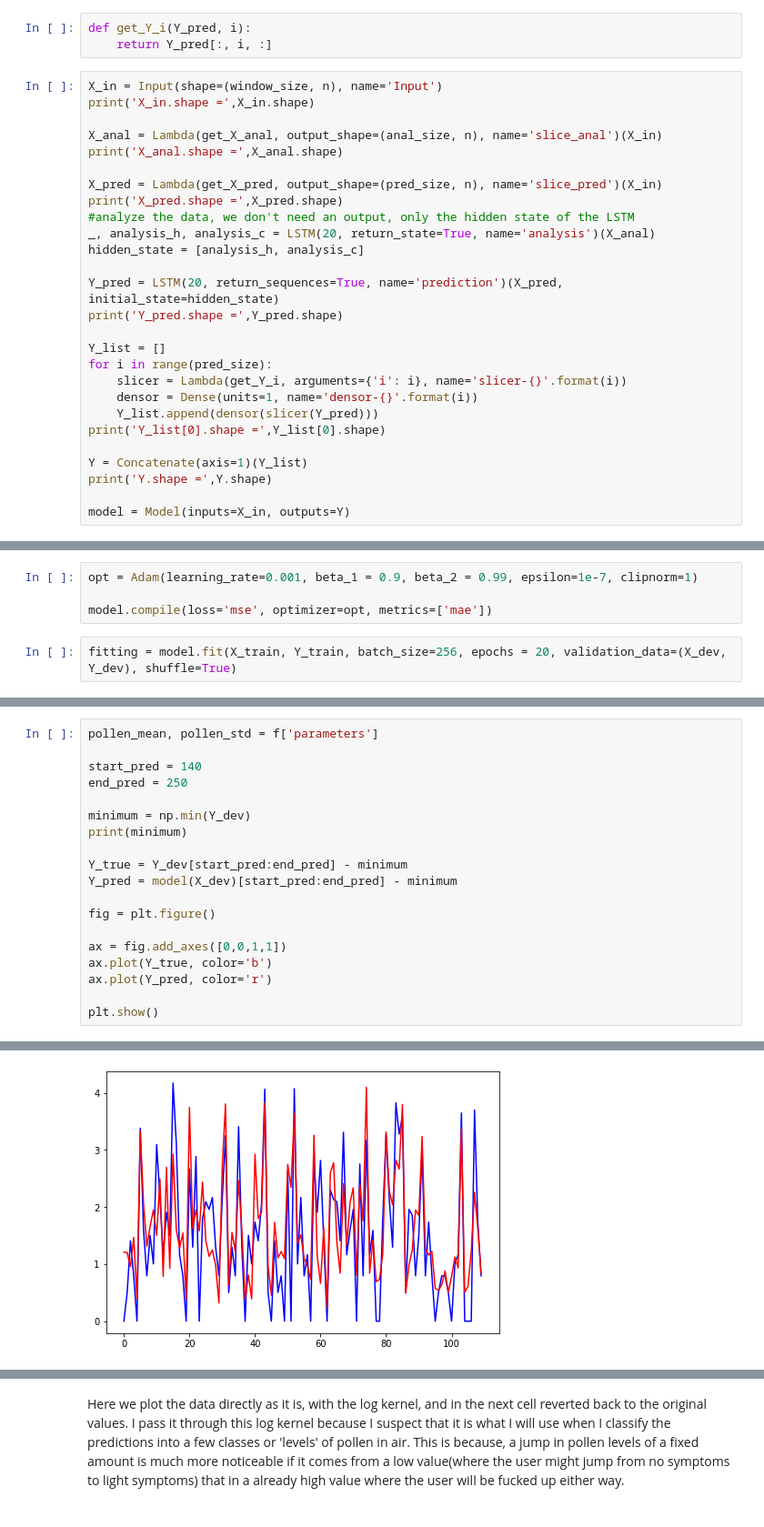
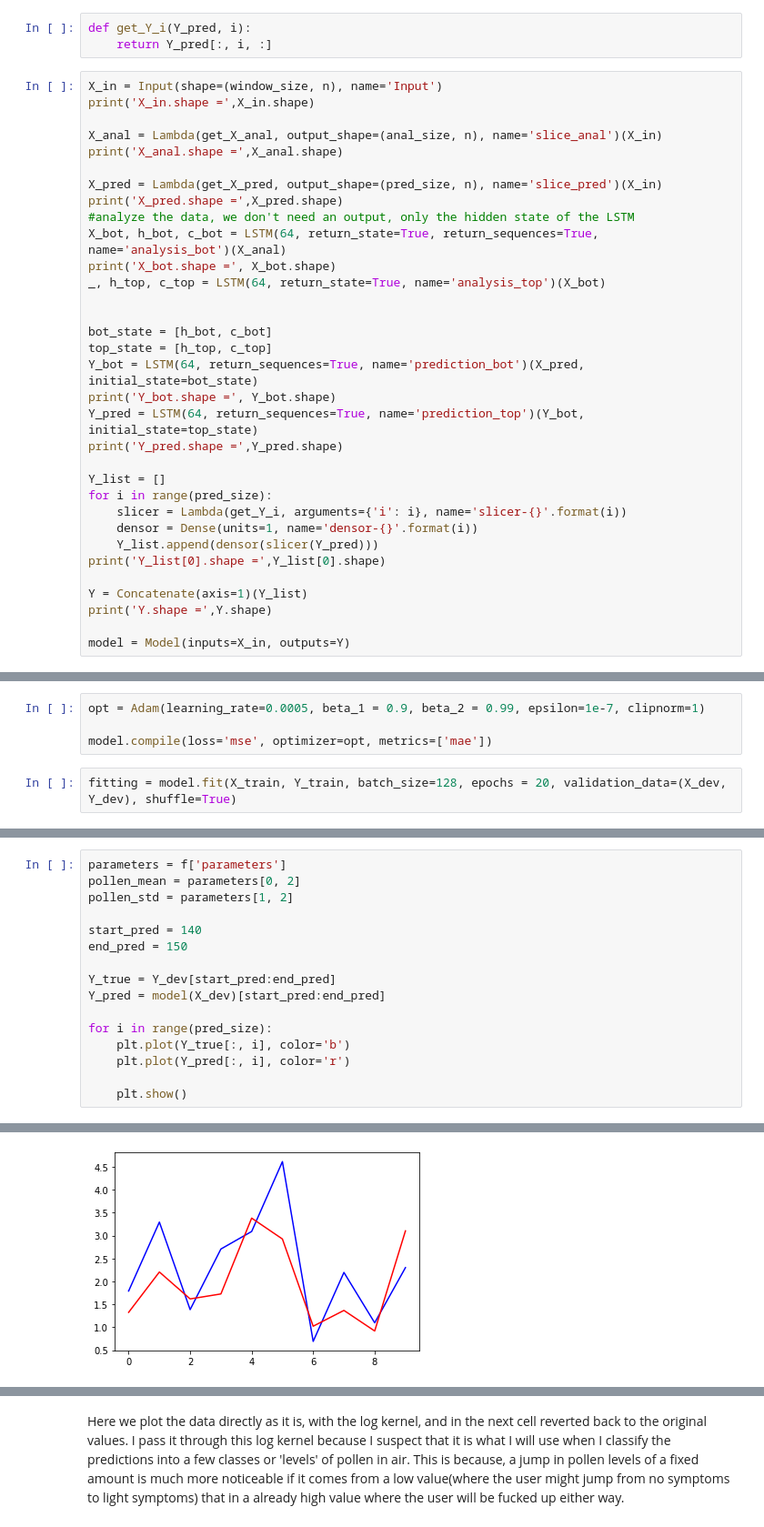
Before and after one commit to bolito2/pollen-forecast, a Jupyter notebook: forecast.ipynb, the cells around one changed output, grey strips where cells are left out. Shown at 91% size. Saved outputs shown, nothing was run; the diff lists cells and outputs as text.

```diff
--- a/forecast.ipynb
+++ b/forecast.ipynb
@@ -76,10 +76,16 @@ print('X_anal.shape =',X_anal.shape)
 X_pred = Lambda(get_X_pred, output_shape=(pred_size, n), name='slice_pred')(X_in)
 print('X_pred.shape =',X_pred.shape)
 #analyze the data, we don't need an output, only the hidden state of the LSTM
-_, analysis_h, analysis_c = LSTM(20, return_state=True, name='analysis')(X_anal)
-hidden_state = [analysis_h, analysis_c]
+X_bot, h_bot, c_bot = LSTM(64, return_state=True, return_sequences=True, name='analysis_bot')(X_anal)
+print('X_bot.shape =', X_bot.shape)
+_, h_top, c_top = LSTM(64, return_state=True, name='analysis_top')(X_bot)
 
-Y_pred = LSTM(20, return_sequences=True, name='prediction')(X_pred, initial_state=hidden_state)
+
+bot_state = [h_bot, c_bot]
+top_state = [h_top, c_top]
+Y_bot = LSTM(64, return_sequences=True, name='prediction_bot')(X_pred, initial_state=bot_state)
+print('Y_bot.shape =', Y_bot.shape)
+Y_pred = LSTM(64, return_sequences=True, name='prediction_top')(Y_bot, initial_state=top_state)
 print('Y_pred.shape =',Y_pred.shape)
 
 Y_list = []
@@ -121,10 +129,10 @@ Trainable params: 5,625
 Non-trainable params: 0
 __________________________________________________________________________________________________
 # %%
-opt = Adam(learning_rate=0.001, beta_1 = 0.9, beta_2 = 0.99, epsilon=1e-7, clipnorm=1)
+opt = Adam(learning_rate=0.0005, beta_1 = 0.9, beta_2 = 0.99, epsilon=1e-7, clipnorm=1)
 
 model.compile(loss='mse', optimizer=opt, metrics=['mae'])
 # %%
-fitting = model.fit(X_train, Y_train, batch_size=256, epochs = 20, validation_data=(X_dev, Y_dev), shuffle=True)
+fitting = model.fit(X_train, Y_train, batch_size=128, epochs = 20, validation_data=(X_dev, Y_dev), shuffle=True)
 # %% [output]
 Epoch 1/20
@@ -164,20 +174,17 @@ plt.show()
 # %%
-pollen_mean, pollen_std = f['parameters']
+parameters = f['parameters']
+pollen_mean = parameters[0, 2]
+pollen_std = parameters[1, 2]
 
 start_pred = 140
-end_pred = 250
+end_pred = 150
 
-minimum = np.min(Y_dev)
-print(minimum)
+Y_true = Y_dev[start_pred:end_pred]
+Y_pred = model(X_dev)[start_pred:end_pred]
 
-Y_true = Y_dev[start_pred:end_pred] - minimum
-Y_pred = model(X_dev)[start_pred:end_pred] - minimum
+for i in range(pred_size):
+    plt.plot(Y_true[:, i], color='b')
+    plt.plot(Y_pred[:, i], color='r')
 
-fig = plt.figure()
-
-ax = fig.add_axes([0,0,1,1])
-ax.plot(Y_true, color='b')
-ax.plot(Y_pred, color='r')
-
-plt.show()
+    plt.show()
 # %% [output]
@@ -185 +191 @@ plt.show()
-[figure, old version]
+[figure, new version]
```
Also changed, not shown: parts of 9 cells of this notebook.
